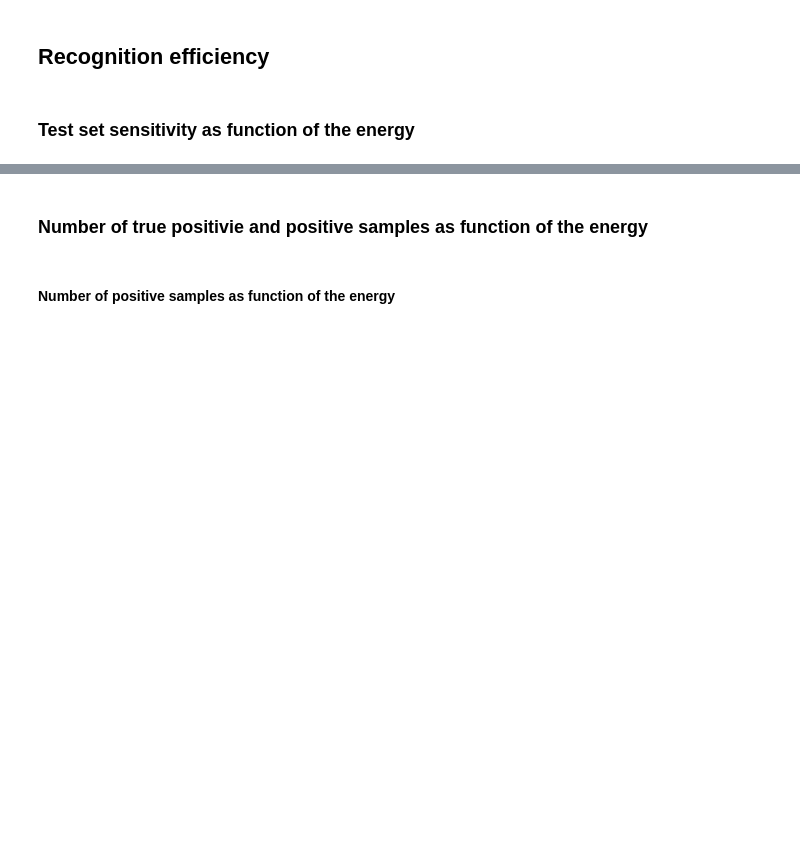
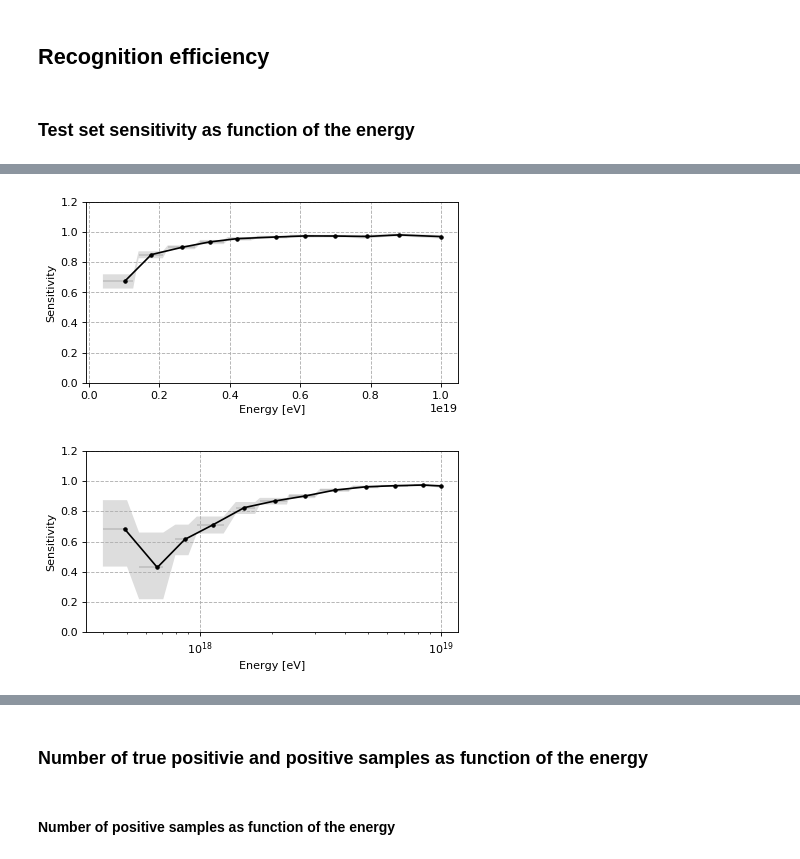
Before and after one commit to vrabelmichal/euso-patt-reco-notebooks, a Jupyter notebook: notebooks/ver4_machine_learning_convnet_szakcs_w_labeled_flight_20190628_2__v2.ipynb, the cells around one changed output, grey strips where cells are left out. Drawn from its saved outputs; the diff is of its cells as text; code cells hidden in the pictures; blank space fills up the shorter version.

```diff
--- a/notebooks/ver4_machine_learning_convnet_szakcs_w_labeled_flight_20190628_2__v2.ipynb
+++ b/notebooks/ver4_machine_learning_convnet_szakcs_w_labeled_flight_20190628_2__v2.ipynb
@@ -2322,16 +2353,19 @@ Exception: File for item type yx does not exist
 # %%
-# plt.close('all')
-# for xscale in ('linear', 'log'):
-#     fig, ax, errbr = \
-#         plot_efficiency_stat(
-#             extra_trees_cls_on_train_rfecv__test__numbers_by_energy,
-#             plotted_stat='sensitivity', plotted_yerr_stat='positive_sm_confint_beta_95', num_steps=11,
-#             xscale=xscale, xtranslate_func=lambda l: [v*1e6 for v in l],
-#             xlabel = 'Energy [MeV]', ylabel = 'Sensitivity',
-#             calc_cls_stats_from_numbers_func=calc_cls_stats_from_numbers_with_sm_proportion_confint,
-#             figsize=(6,3), ylim=(0,1.2), show=False)
-#     ax.grid(linestyle='--')
-#     fig.savefig(os.path.join(data_snippets_dir, 'figures',
-#                              'test_set_sensitivity_function_of_energy_{}_11steps.svg'.format(xscale)), dpi=150)
-#     plt.show()
+plt.close('all')
+for xscale in ('linear', 'log'):
+    fig, ax, errbr = \
+        plot_efficiency_stat(
+            cnn__test__numbers_by_energy,
+            plotted_stat='sensitivity', plotted_yerr_stat='positive_sm_confint_beta_95', num_steps=11,
+            xscale=xscale, xtranslate_func=lambda l: [v*1e6 for v in l],
+            xlabel = 'Energy [eV]', ylabel = 'Sensitivity',
+            calc_cls_stats_from_numbers_func=calc_cls_stats_from_numbers_with_sm_proportion_confint,
+            figsize=(6,3), ylim=(0,1.2), show=False)
+    ax.grid(linestyle='--')
+    fig.savefig(os.path.join(data_snippets_dir, 'figures',
+                             'test_set_sensitivity_function_of_energy_{}_11steps.svg'.format(xscale)), dpi=150)
+    plt.show()
+# %% [output]
+[figure, added]
+[figure, added]
 # %%
```
Also changed, not shown: parts of 76 cells of this notebook, 1 other file.
